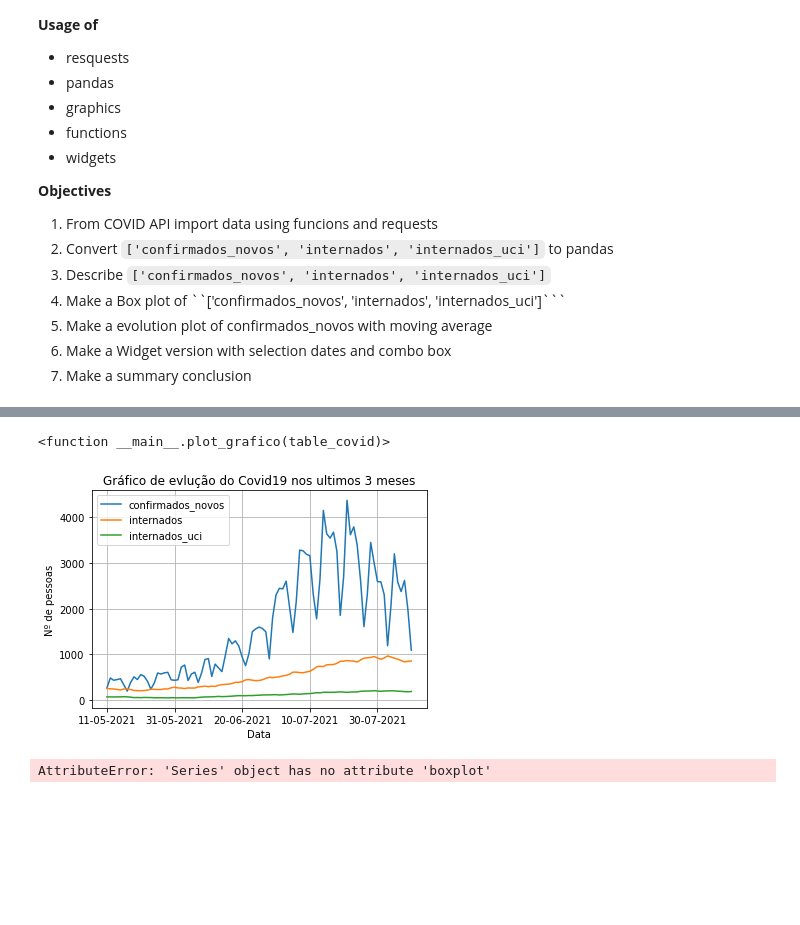
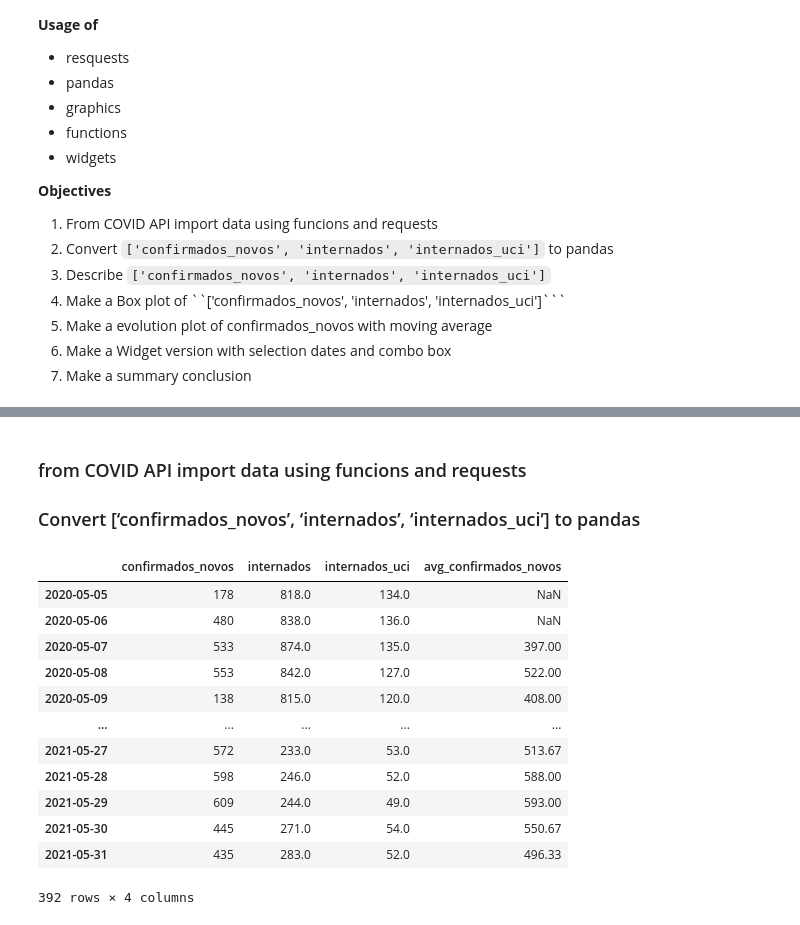
Before and after one commit to fabiogoncalve/COVID-API-import, a Jupyter notebook: _sprint #4_fabio_goncalves.ipynb, the cells around one changed output, grey strips where cells are left out. Saved outputs shown, nothing was run; the diff lists cells and outputs as text; code cells hidden in the pictures; blank space fills up the shorter version.

```diff
--- a/_sprint #4_fabio_goncalves.ipynb
+++ b/_sprint #4_fabio_goncalves.ipynb
@@ -81,13 +25,53 @@ table_covid
-# %%
-#plt grafico dos casos nos utimos 3 meses
-plot_grafico(table_covid)
-plot_grafico
-# %% [output]
-<function __main__.plot_grafico(table_covid)>
-[figure, removed]
-# %%
-#box plot dos casos nos utimos 3 meses
-box_plot_grafico(table_covid)
-#box_plot_grafico
-# %% [output]
-AttributeError: 'Series' object has no attribute 'boxplot'
+# %% [markdown]
+### from COVID API import data using funcions and requests
+### Convert [‘confirmados_novos’, ‘internados’, ‘internados_uci’] to pandas
+# %%
+import requests
+import matplotlib.pyplot as plt
+import pandas as pd
+import matplotlib as mpl
+from datetime import datetime
+import ipywidgets as widgets
+from ipywidgets import interact_manual, IntSlider, Select
+
+# imputs do utilizador
+
+data_inicio=input('Introduza a data inicial a pesquisar(formato dd-mm-yyyy?')
+data_fim=input('Introduza a data final a pesquisar(formato dd-mm-yyyy?')
+#import do data api
+
+result = requests.get(f'https://covid19-api.vost.pt/Requests/get_entry/{data_inicio}_until_{data_fim}')
+
+#verificar se import foi feito corretamente
+
+if result.status_code==200:
+    covdid=result.json()
+else:
+    print('Error fetching data')
+
+#conversão do dados num dataframe
+data_pack = ['confirmados_novos', 'internados', 'internados_uci']
+datas = result.json()['data'].values()
+dict_ = {}
+for el in data_pack:
+    dict_[el] =result.json()[(el)].values()
+    df = pd.DataFrame(dict_ , datas)
+    df.index=pd.to_datetime(df.index,format='%d-%m-%Y')
+    df['avg_confirmados_novos'] = round(df['confirmados_novos'].rolling(window=3).mean(),2)
+
+#Print tabela de casos covid entre datas
+df
+# %% [output]
+|  | confirmados_novos | internados | internados_uci | avg_confirmados_novos |
+| 2020-05-05 | 178 | 818.0 | 134.0 | NaN |
+| 2020-05-06 | 480 | 838.0 | 136.0 | NaN |
+| 2020-05-07 | 533 | 874.0 | 135.0 | 397.00 |
+| 2020-05-08 | 553 | 842.0 | 127.0 | 522.00 |
+| 2020-05-09 | 138 | 815.0 | 120.0 | 408.00 |
+| ... | ... | ... | ... | ... |
+| 2021-05-27 | 572 | 233.0 | 53.0 | 513.67 |
+| 2021-05-28 | 598 | 246.0 | 52.0 | 588.00 |
+| 2021-05-29 | 609 | 244.0 | 49.0 | 593.00 |
+| 2021-05-30 | 445 | 271.0 | 54.0 | 550.67 |
+| 2021-05-31 | 435 | 283.0 | 52.0 | 496.33 |
+392 rows × 4 columns
```
Also changed, not shown: parts of 13 cells of this notebook, 1 other file.
